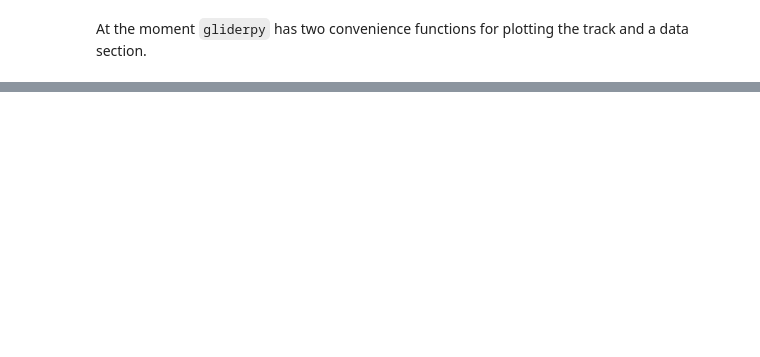
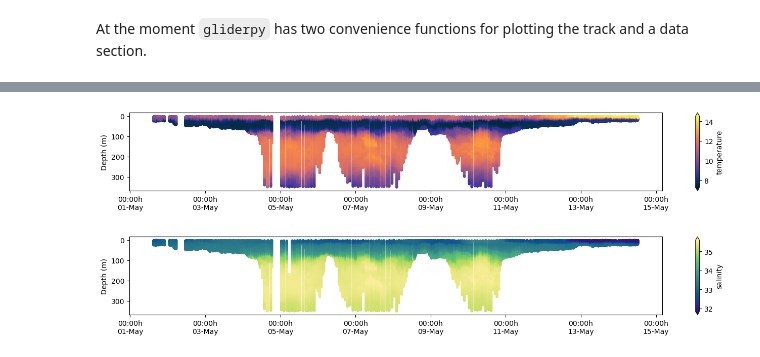
Before and after one commit to ioos/gliderpy, a Jupyter notebook: notebooks/plotting.ipynb, the cells around one changed output, grey strips where cells are left out. Saved outputs shown, nothing was run; the diff lists cells and outputs as text; code cells hidden in the pictures; blank space fills up the shorter version.

```diff
--- a/notebooks/plotting.ipynb
+++ b/notebooks/plotting.ipynb
@@ -35,9 +51,13 @@ ax.set_title(f"glider {ids[42]}")
 # %%
 import palettable
 from palettable.cmocean.sequential import Thermal_20
 
-fig, ax = plot_transect(df, "temperature (Celsius)", cmap=Thermal_20.mpl_colormap)
+fig, ax = plot_transect(df, "temperature", cmap=Thermal_20.mpl_colormap)
+# %% [output]
+[figure, added]
 # %%
 from palettable.cmocean.sequential import Haline_20
 
-fig, ax = plot_transect(df, "salinity (1)", cmap=Haline_20.mpl_colormap)
+fig, ax = plot_transect(df, "salinity", cmap=Haline_20.mpl_colormap)
+# %% [output]
+[figure, added]
```
Also changed, not shown: parts of 3 cells of this notebook, 3 other files.
